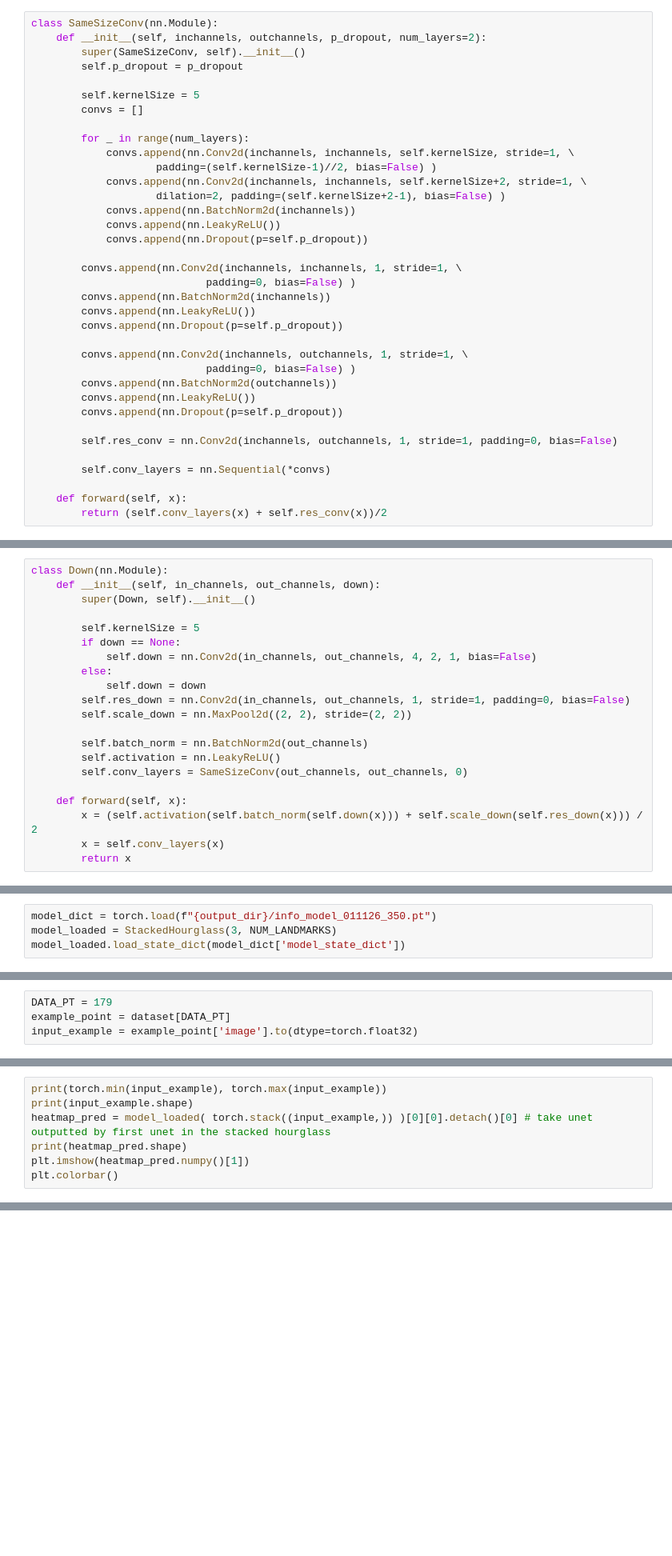
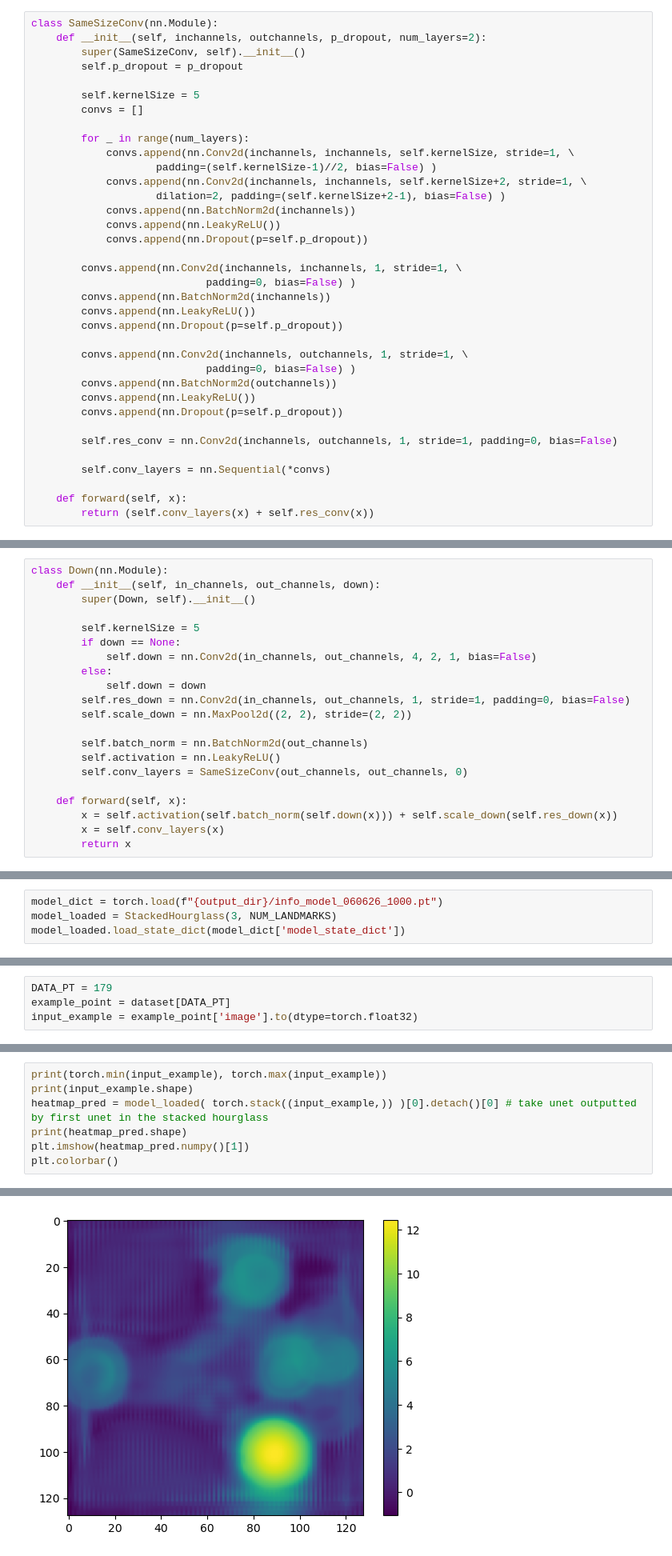
Before and after one commit to ishwars1618/Aero_ML, a Jupyter notebook: unet_with_supervision_stacked.ipynb, the cells around one changed output, grey strips where cells are left out. Shown at 80% size. Drawn from its saved outputs; the diff is of its cells as text; blank space fills up the shorter version.

```diff
--- a/unet_with_supervision_stacked.ipynb
+++ b/unet_with_supervision_stacked.ipynb
@@ -70,7 +70,7 @@ class SameSizeConv(nn.Module):
         self.conv_layers = nn.Sequential(*convs)
 
     def forward(self, x):
-        return (self.conv_layers(x) + self.res_conv(x))/2
+        return (self.conv_layers(x) + self.res_conv(x))
 # %%
 class Up(nn.Module):
     def __init__(self, in_channels, out_channels, up):
@@ -133,7 +133,7 @@ class Down(nn.Module):
         self.conv_layers = SameSizeConv(out_channels, out_channels, 0)
 
     def forward(self, x):
-        x = (self.activation(self.batch_norm(self.down(x))) + self.scale_down(self.res_down(x))) / 2
+        x = self.activation(self.batch_norm(self.down(x))) + self.scale_down(self.res_down(x))
         x = self.conv_layers(x)
         return x
 # %%
@@ -1177,5 +1087,5 @@ torch.save({
 # %%
-model_dict = torch.load(f"{output_dir}/info_model_011126_350.pt")
+model_dict = torch.load(f"{output_dir}/info_model_060626_1000.pt")
 model_loaded = StackedHourglass(3, NUM_LANDMARKS)
 model_loaded.load_state_dict(model_dict['model_state_dict'])
 # %% [output]
@@ -1203,7 +1134,8 @@ plt.imshow(image.numpy()*0.5 + 0.5)
 # %%
 print(torch.min(input_example), torch.max(input_example))
 print(input_example.shape)
-heatmap_pred = model_loaded( torch.stack((input_example,)) )[0][0].detach()[0] # take unet outputted by first unet in the stacked hourglass
+heatmap_pred = model_loaded( torch.stack((input_example,)) )[0].detach()[0] # take unet outputted by first unet in the stacked hourglass
 print(heatmap_pred.shape)
 plt.imshow(heatmap_pred.numpy()[1])
 plt.colorbar()
+# %% [output]
@@ -1210,3 +1146,4 @@ plt.colorbar()
+[figure, added]
 # %%
 # provided by Gemini
 
```
Also changed, not shown: parts of 15 cells of this notebook, 4 other files.
